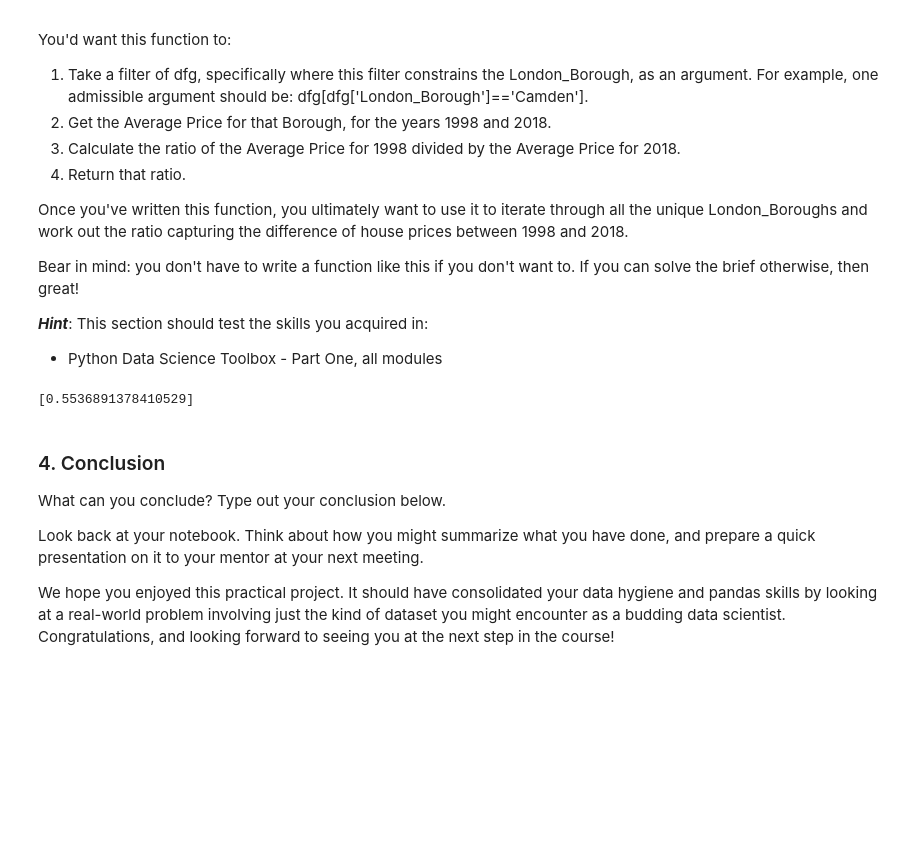
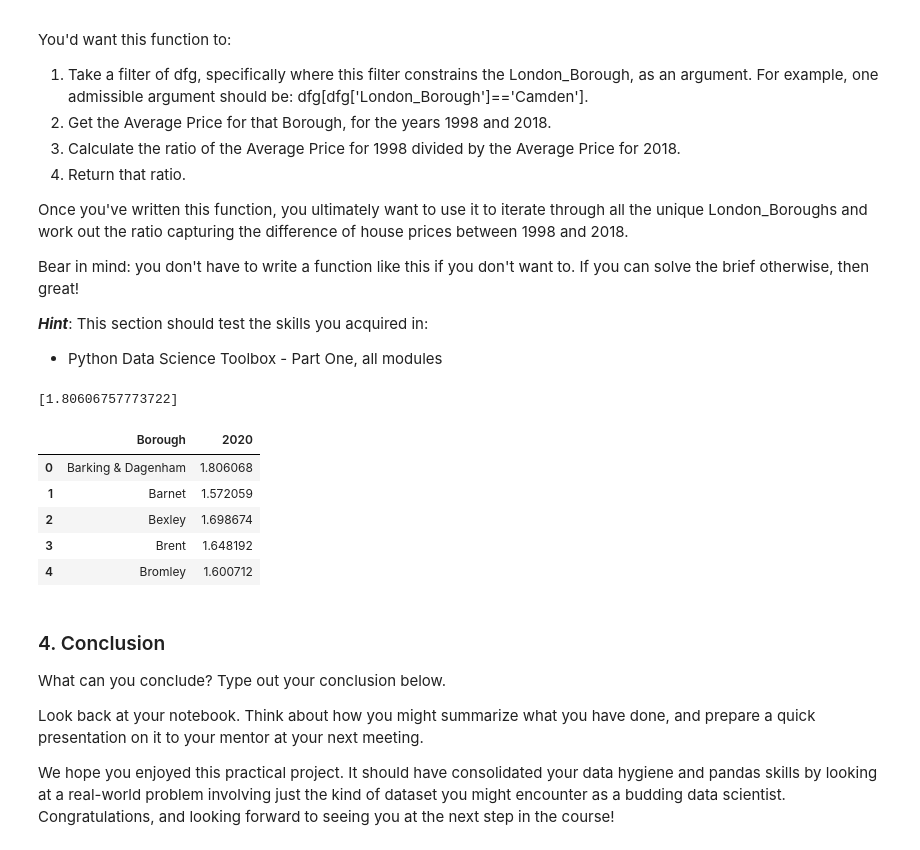
Before and after one commit to yepterence/london-housing-prices, a Jupyter notebook: Unit 4 Challenge - Tier 3.ipynb, the cells around one changed output. Cells and saved outputs as stored; diff of their text form; code cells hidden in the pictures; blank space fills up the shorter version.

Commit message:
Modified ratio output in create_price_ratio function, created a dictionary to map borough names to price value and subsequently converted dict to dataframe

```diff
--- a/Unit 4 Challenge - Tier 3.ipynb
+++ b/Unit 4 Challenge - Tier 3.ipynb
@@ -339,16 +339,35 @@ Bear in mind: you don't have to write a function like this if you don't want to.
 # %%
 def create_price_ratio(d):
     """Input dataframe, iterate over London_Boroughs column
-    and return a ratio of prices today versus a decade ago"""
+    and return a ratio of prices a decade ago to prices today"""
     latest_yr = d['Year'].values[-1]
     yprev10 = float(d['Average_price'][d['Year']==(latest_yr - 10)])
     ylatest = float(d['Average_price'][d['Year']==latest_yr])
-    ratio = [yprev10/ylatest]
+    ratio = [ylatest/yprev10]
     return ratio
 
+# example
 create_price_ratio(annual_mean[annual_mean['London_Boroughs']=='Barking & Dagenham'])
 # %% [output]
-[0.5536891378410529]
+[1.80606757773722]
+# %%
+# Apply this function over all values in dataframe and store in dictionary
+target_seq = annual_mean['London_Boroughs']
+# Dictionary that maps ratios to respective boroughs
+final = { b:create_price_ratio(annual_mean[target_seq==b])
+         for b in target_seq.unique() }
+# Create dataframe from dictionary
+# Transform, reset the index and rename columns to a human readable format
+df_ratios = pd.DataFrame(final).T.reset_index().rename(columns={'index':'Borough',0:'2020'})
+# test
+df_ratios.head()
+# %% [output]
+|  | Borough | 2020 |
+| 0 | Barking & Dagenham | 1.806068 |
+| 1 | Barnet | 1.572059 |
+| 2 | Bexley | 1.698674 |
+| 3 | Brent | 1.648192 |
+| 4 | Bromley | 1.600712 |
 # %% [markdown]
 ### 4. Conclusion
 What can you conclude? Type out your conclusion below.
```
